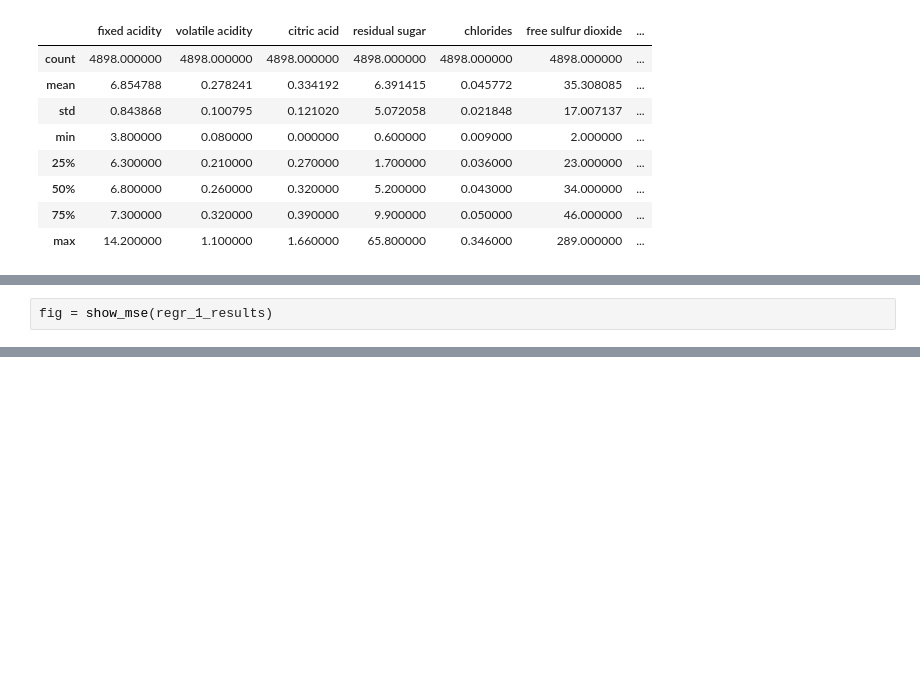
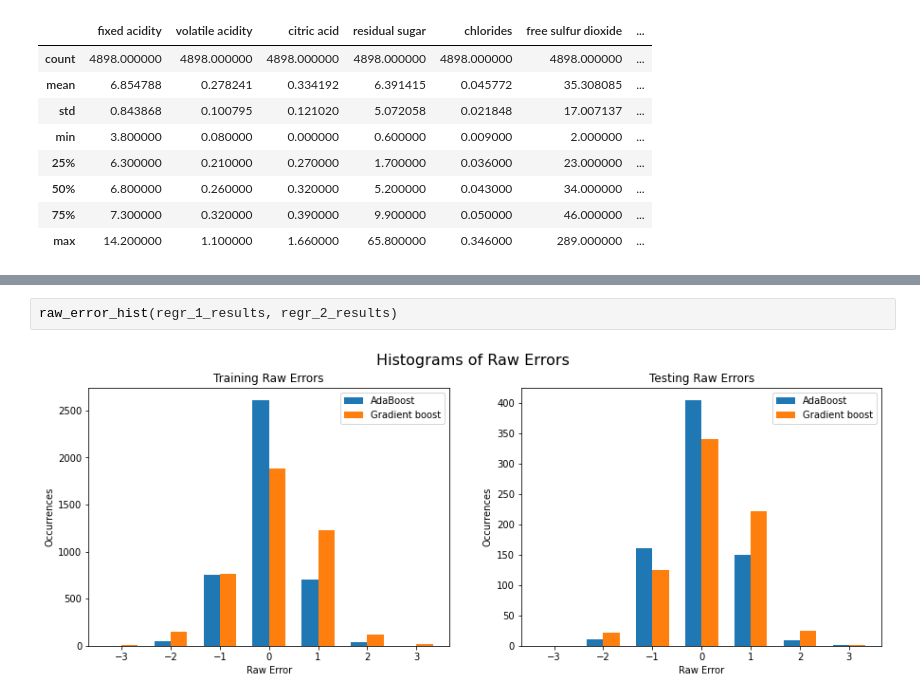
Before and after one commit to Alastairm/ml-labs, a Jupyter notebook: lab4/lab04proj1.ipynb, the cells around one changed output, grey strips where cells are left out. Saved outputs shown, nothing was run; the diff lists cells and outputs as text; blank space fills up the shorter version.

```diff
--- a/lab4/lab04proj1.ipynb
+++ b/lab4/lab04proj1.ipynb
@@ -129,3 +171 @@ regr_1 = AdaBoostRegressor(base_estimator=SVR(), n_estimators=6)
 regr_1_results = get_results(regr_1, train_x, train_y, test_x, test_y)
-# %%
-fig = show_mse(regr_1_results)
@@ -133,0 +251,4 @@ fig = show_mse(regr_1_results)
+# %%
+raw_error_hist(regr_1_results, regr_2_results)
+# %% [output]
+[figure, added]
```
Also changed, not shown: parts of 20 cells of this notebook, 1 other file.
